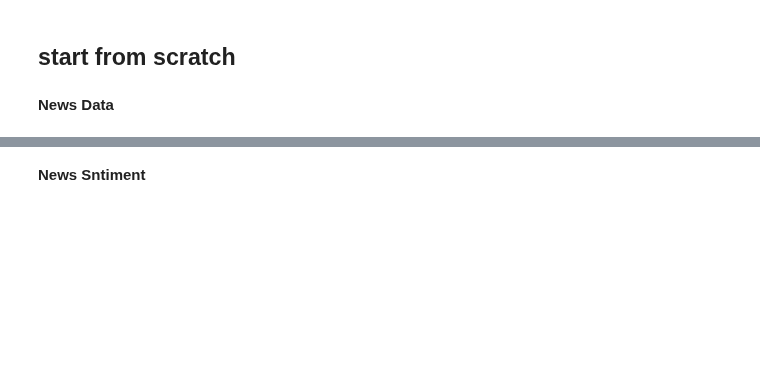
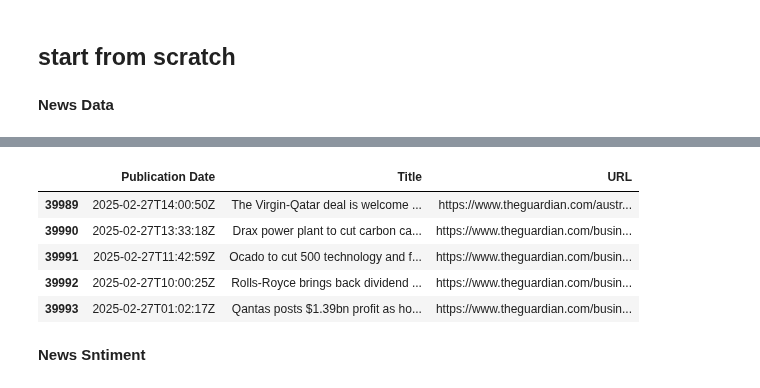
Before and after one commit to MRR20/major_project, a Jupyter notebook: news_data.ipynb, the cells around one changed output, grey strips where cells are left out. Saved outputs shown, nothing was run; the diff lists cells and outputs as text; code cells hidden in the pictures; blank space fills up the shorter version.

```diff
--- a/news_data.ipynb
+++ b/news_data.ipynb
@@ -179,2 +103,11 @@ len(news)
+# %%
+news_df.tail()
+# %% [output]
+|  | Publication Date | Title | URL |
+| 39989 | 2025-02-27T14:00:50Z | The Virgin-Qatar deal is welcome ... | https://www.theguardian.com/austr... |
+| 39990 | 2025-02-27T13:33:18Z | Drax power plant to cut carbon ca... | https://www.theguardian.com/busin... |
+| 39991 | 2025-02-27T11:42:59Z | Ocado to cut 500 technology and f... | https://www.theguardian.com/busin... |
+| 39992 | 2025-02-27T10:00:25Z | Rolls-Royce brings back dividend ... | https://www.theguardian.com/busin... |
+| 39993 | 2025-02-27T01:02:17Z | Qantas posts $1.39bn profit as ho... | https://www.theguardian.com/busin... |
 # %% [markdown]
 **News Sntiment**
```
Also changed, not shown: parts of 27 cells of this notebook, 1 other file.
